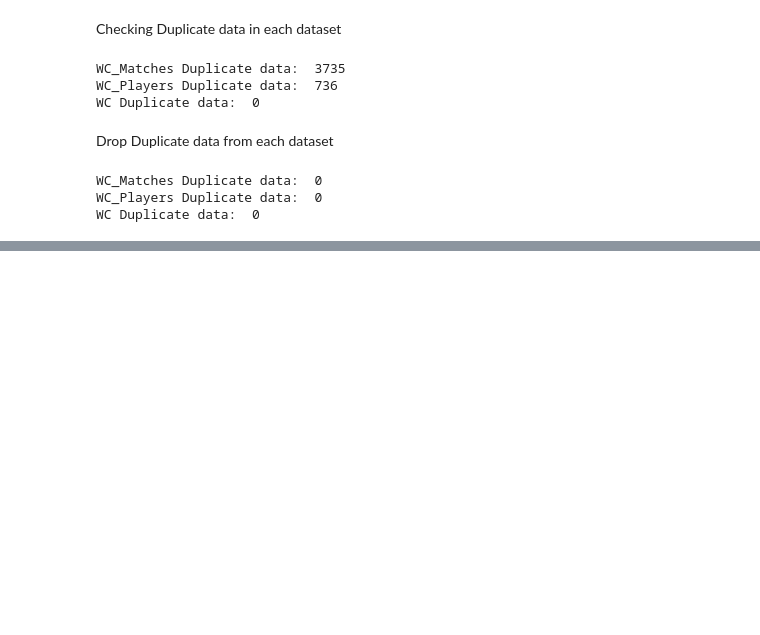
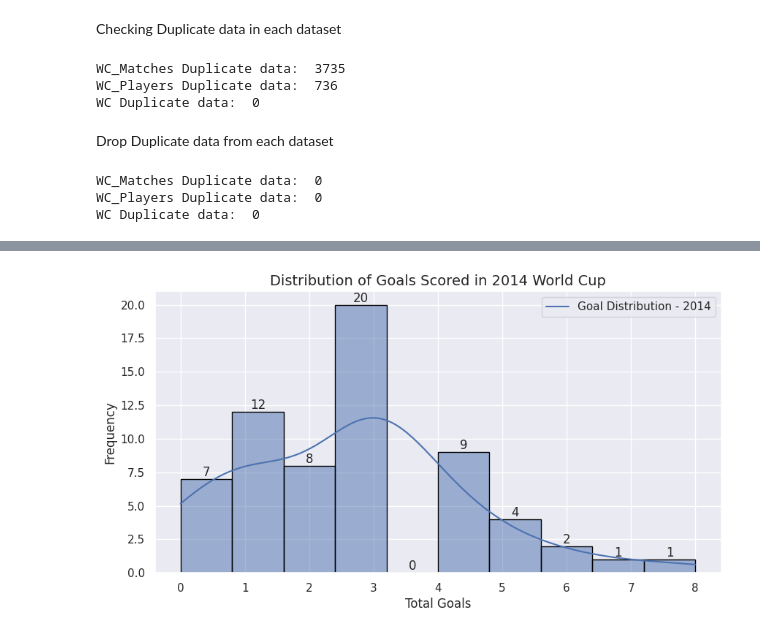
Before and after one commit to Rathod11jay/Unified_Mentor, a Jupyter notebook: FIFA_World_Cup_Analysis.ipynb, the cells around one changed output, grey strips where cells are left out. Saved outputs shown, nothing was run; the diff lists cells and outputs as text; code cells hidden in the pictures; blank space fills up the shorter version.

```diff
--- a/FIFA_World_Cup_Analysis.ipynb
+++ b/FIFA_World_Cup_Analysis.ipynb
@@ -546,0 +163,17 @@ plt.show()
+# %%
+# Distribution of goals scored for a specific World Cup (e.g., 2014)
+year = 2014
+specific_year_matches = WC_Matches[WC_Matches['Year'] == year]
+
+plt.figure(figsize=(10, 5))
+ax = sns.histplot(specific_year_matches['Total Goals'], bins=10, kde=True, palette='crest', edgecolor='black')
+for container in ax.containers:
+    ax.bar_label(container)
+plt.title(f'Distribution of Goals Scored in {year} World Cup', fontsize=14)
+plt.xlabel('Total Goals')
+plt.ylabel('Frequency')
+plt.legend(labels=[f'Goal Distribution - {year}'])
+plt.grid(True)
+plt.show()
+# %% [output]
+[figure, added]
```
Also changed, not shown: parts of 40 cells of this notebook.
